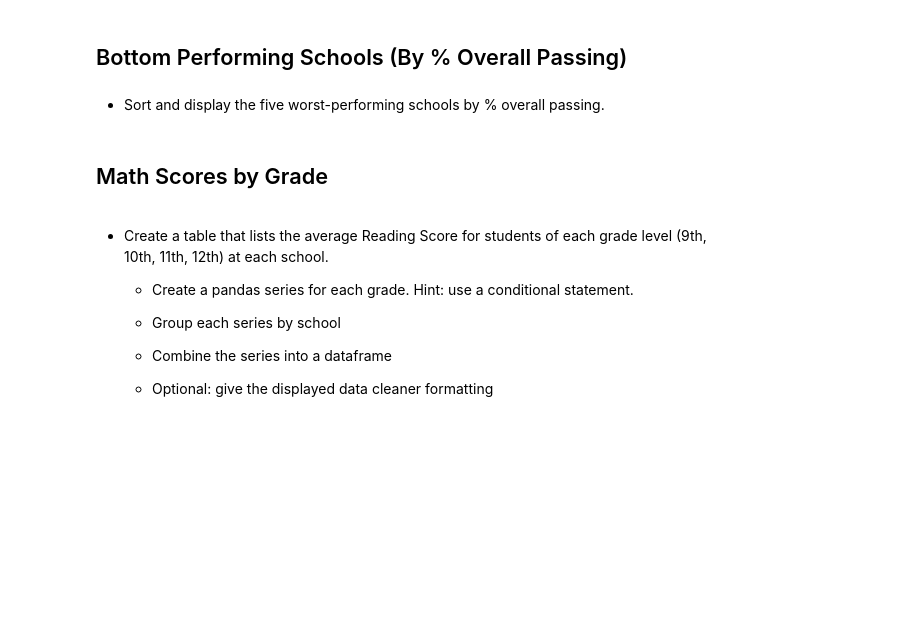
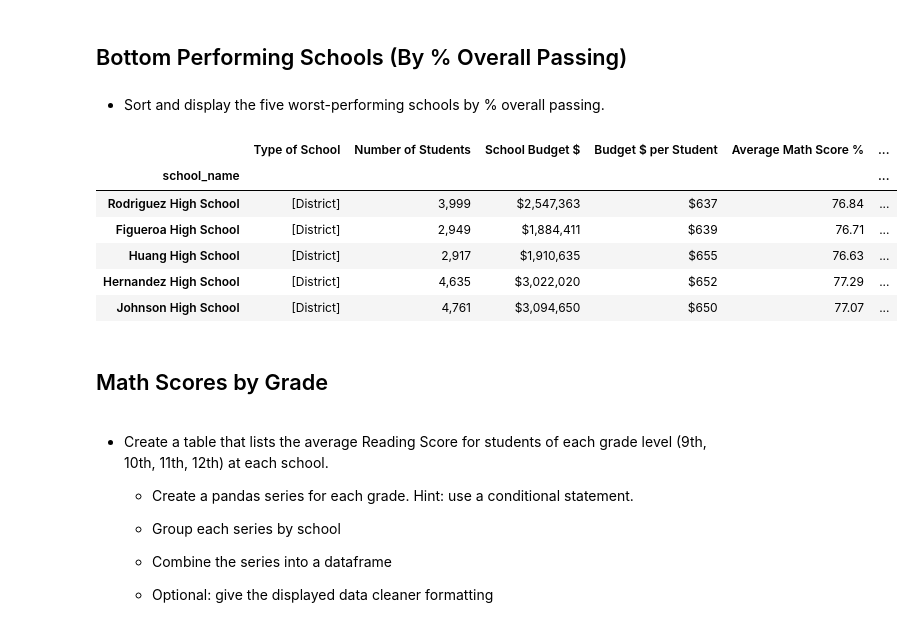
Before and after one commit to johnston1215/Pandas-Challenge, a Jupyter notebook: pyCitySchools/PyCitySchools_starter.ipynb, the cells around one changed output. Cells and saved outputs as stored; diff of their text form; code cells hidden in the pictures; blank space fills up the shorter version.

```diff
--- a/pyCitySchools/PyCitySchools_starter.ipynb
+++ b/pyCitySchools/PyCitySchools_starter.ipynb
@@ -239,6 +249,18 @@ SchoolSum_df
 ## Bottom Performing Schools (By % Overall Passing)
 # %% [markdown]
 * Sort and display the five worst-performing schools by % overall passing.
+# %%
+#Sort and display bottom five schools
+SchoolSumSort_df = SchoolSum_df.sort_values("% Passing Overall", ascending=True)
+SchoolSumSort_df.head(5)
+# %% [output]
+|  | Type of School | Number of Students | School Budget $ | Budget $ per Student | Average Math Score % | ... |
+| school_name |  |  |  |  |  | ... |
+| Rodriguez High School | [District] | 3,999 | $2,547,363 | $637 | 76.84 | ... |
+| Figueroa High School | [District] | 2,949 | $1,884,411 | $639 | 76.71 | ... |
+| Huang High School | [District] | 2,917 | $1,910,635 | $655 | 76.63 | ... |
+| Hernandez High School | [District] | 4,635 | $3,022,020 | $652 | 77.29 | ... |
+| Johnson High School | [District] | 4,761 | $3,094,650 | $650 | 77.07 | ... |
 # %% [markdown]
 ## Math Scores by Grade
 # %% [markdown]
```
Also changed, not shown: parts of 6 cells of this notebook.
